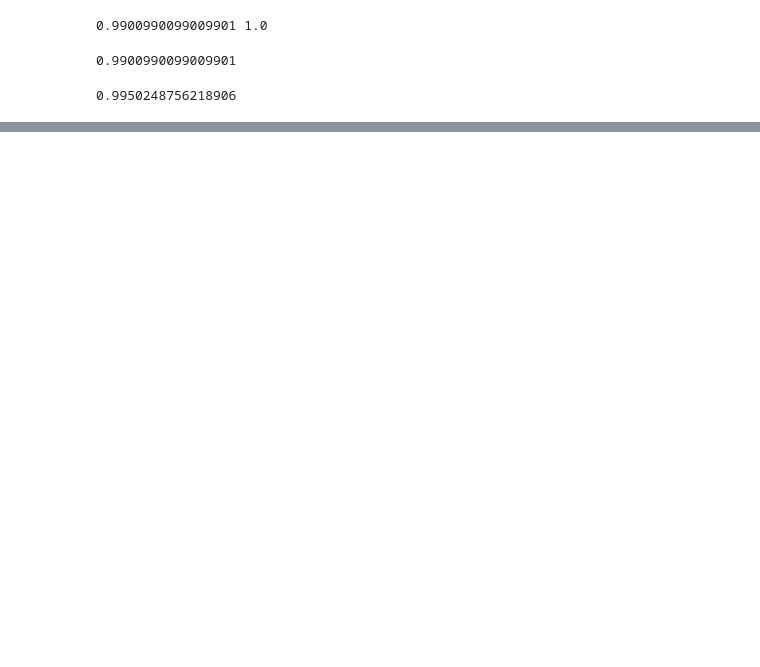
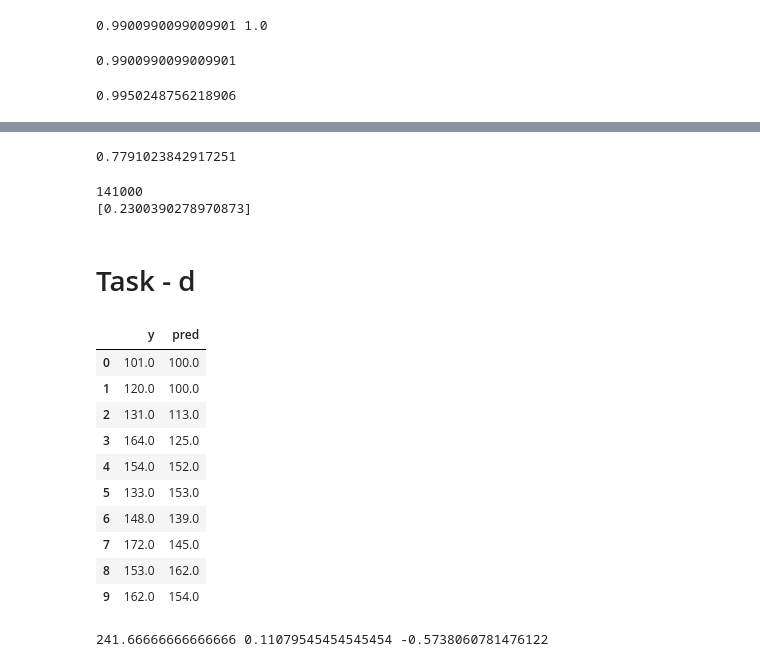
Before and after one commit to poojashah19/Applied-AI-Course, a Jupyter notebook: Assignment 7/Performance_metrics.ipynb, the cells around one changed output, grey strips where cells are left out. Saved outputs shown, nothing was run; the diff lists cells and outputs as text; code cells hidden in the pictures; blank space fills up the shorter version.

```diff
--- a/Assignment 7/Performance_metrics.ipynb
+++ b/Assignment 7/Performance_metrics.ipynb
@@ -78,0 +222,12 @@ print(f1_score)
+# %%
+TP = len( data_c.loc[(data_c.y == 1) & (data_c.proba == 1)] )
+FP = len( data_c.loc[(data_c.y == 0) & (data_c.proba == 1)] )
+FN = len( data_c.loc[(data_c.y == 1) & (data_c.proba == 0)] )
+TN = len( data_c.loc[(data_c.y == 0) & (data_c.proba == 0)] )
+
+total_points = TP + FP + FN + TN
+
+accuracy = ( TP + TN ) / ( total_points )
+print(accuracy)
+# %% [output]
+0.7791023842917251
@@ -78,0 +250,23 @@ print(f1_score)
+# %%
+best_threshold = compute_bestThreshold(data_c)
+print(best_threshold)
+# %% [output]
+141000
+[0.2300390278970873]
+# %% [markdown]
+# Task - d
+# %%
+data_d = pd.read_csv('5_d.csv')
+data_d.head(10)
+# %% [output]
+|  | y | pred |
+| 0 | 101.0 | 100.0 |
+| 1 | 120.0 | 100.0 |
+| 2 | 131.0 | 113.0 |
+| 3 | 164.0 | 125.0 |
+| 4 | 154.0 | 152.0 |
+| 5 | 133.0 | 153.0 |
+| 6 | 148.0 | 139.0 |
+| 7 | 172.0 | 145.0 |
+| 8 | 153.0 | 162.0 |
+| 9 | 162.0 | 154.0 |
@@ -78,0 +291,6 @@ print(f1_score)
+# %%
+data2 = data_d.head(3)
+MES, MAPE, R2 = compute_MES(data2)
+print(MES, MAPE, R2)
+# %% [output]
+241.66666666666666 0.11079545454545454 -0.5738060781476122
```
Also changed, not shown: parts of 19 cells of this notebook.
